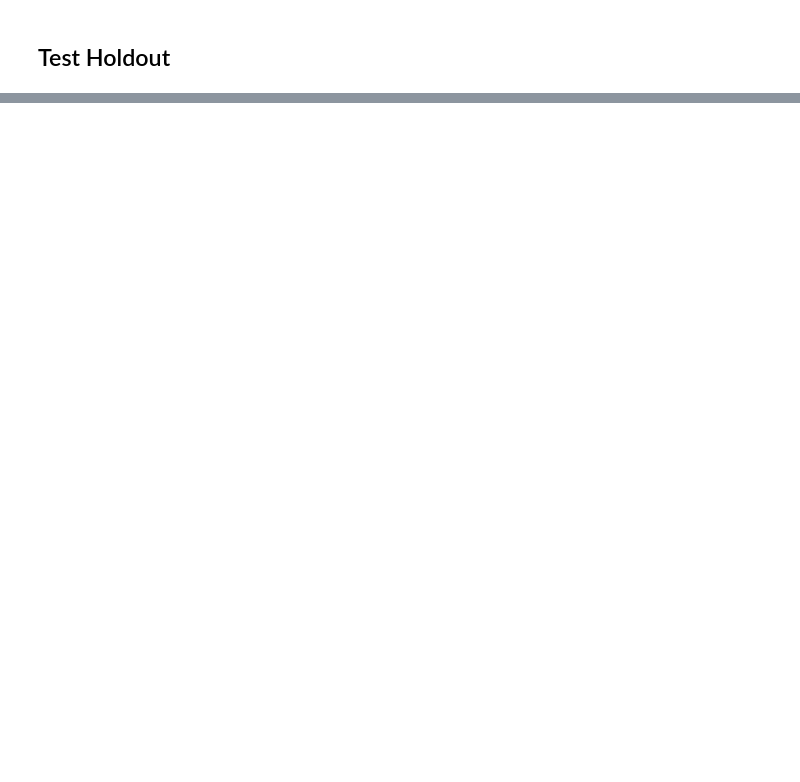
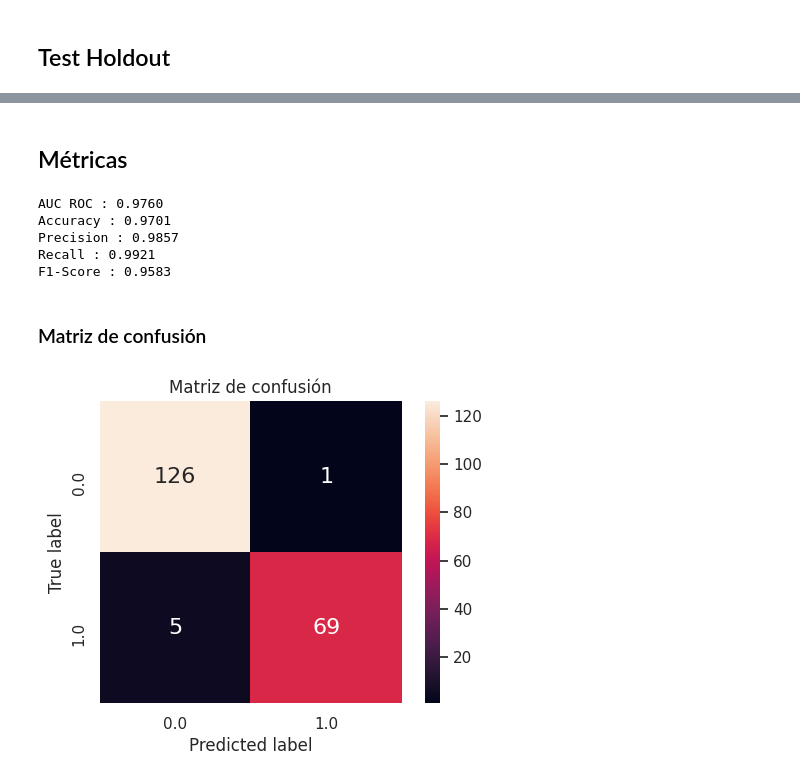
Before and after one commit to JuanOpizzi/Datos-2020-2c, a Jupyter notebook: TP2/gradient_boosting.ipynb, the cells around one changed output, grey strips where cells are left out. Cells and saved outputs as stored; diff of their text form; code cells hidden in the pictures; blank space fills up the shorter version.

Commit message:
Refactorizacion con funciones auxiliares. Boosting preprod 2 da tan bien como KNN al incluir normalizacion

```diff
--- a/TP2/gradient_boosting.ipynb
+++ b/TP2/gradient_boosting.ipynb
@@ -240,0 +147,19 @@ df_resultado.to_csv('prediccion/Boosting_resultado_final.csv')
+# %%
+columnas_2 = ['tipo_de_sala_4d', 'tipo_de_sala_normal', 'tipo_de_sala_nan', 'id_usuario', 'genero_mujer', 'genero_nan',
+              'edad',
+              'precio_ticket',
+              'nombre_sede_fiumark_palermo', 'nombre_sede_fiumark_quilmes', 'nombre_sede_nan',
+              'cant_acompañantes']
+# %%
+def preprocesado_2(dataset, columnas):
+    df = eliminar_features_que_no_aportan_info(dataset, True)
+    df = crear_feature_acompañantes(df)
+    df = replace_nulls_column(df, 'edad', 'media')
+    df = encodear_atributos_categoricos(df)
+    df = normalizar_atributos_numericos(df)
+    df = df.reindex(columns = columnas)
+    return df
+# %%
+df_2 = preprocesado_2(dataset, columnas_2+volver)
+
+df_2.head()
@@ -240,0 +179,19 @@ df_resultado.to_csv('prediccion/Boosting_resultado_final.csv')
+# %%
+X_2, y_2 = split_dataset_X_y(df_2, columnas_2)
+
+model_boosting = GradientBoostingClassifier(random_state=117)
+
+best_params_2, X_train_2, X_test_2, y_train_2, y_test_2 = fit_model_random_grid_search (X_2, y_2, model_boosting,
+                                                                                        params)
+
+boosting_2 = GradientBoostingClassifier(
+    random_state=117,
+    n_estimators = best_params_2['n_estimators'],
+    min_samples_split = best_params_2['min_samples_split'],
+    max_depth = best_params_2['max_depth'],
+    loss = best_params_2['loss'],
+    learning_rate = best_params_2['learning_rate'],
+    criterion = best_params_2['criterion'],
+)
+
+boosting_2 = apply_stratified_k_fold(X_2, y_2, boosting_2)
@@ -240,0 +211,16 @@ df_resultado.to_csv('prediccion/Boosting_resultado_final.csv')
+# %% [markdown]
+## Métricas
+# %%
+scores_2 = get_scores(boosting_2, X_test_2, y_test_2)
+# %% [output]
+AUC ROC : 0.9760
+Accuracy : 0.9701
+Precision : 0.9857
+Recall : 0.9921
+F1-Score : 0.9583
+# %% [markdown]
+### Matriz de confusión
+# %%
+plot_confusion_matrix(y_test_2, boosting_2.predict(X_test_2))
+# %% [output]
+[figure, added]
```
Also changed, not shown: parts of 50 cells of this notebook, 1 other file.
